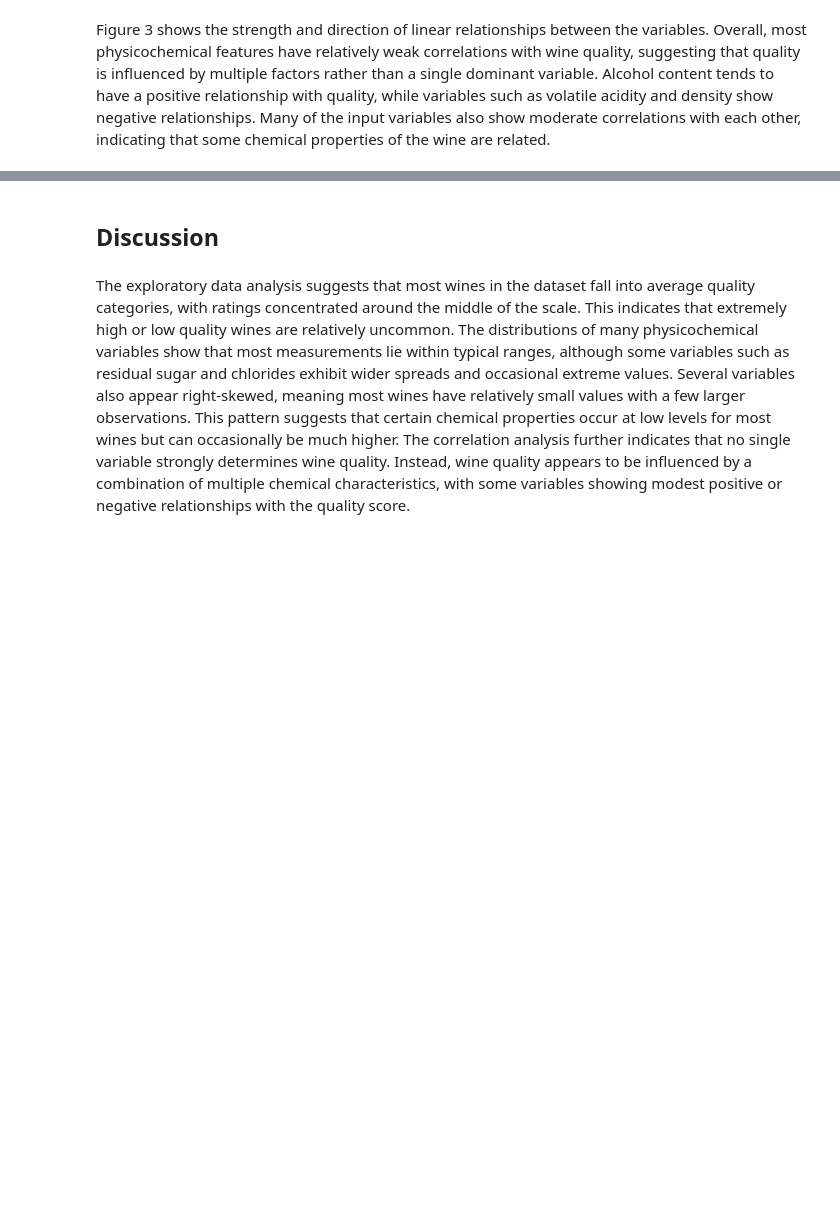
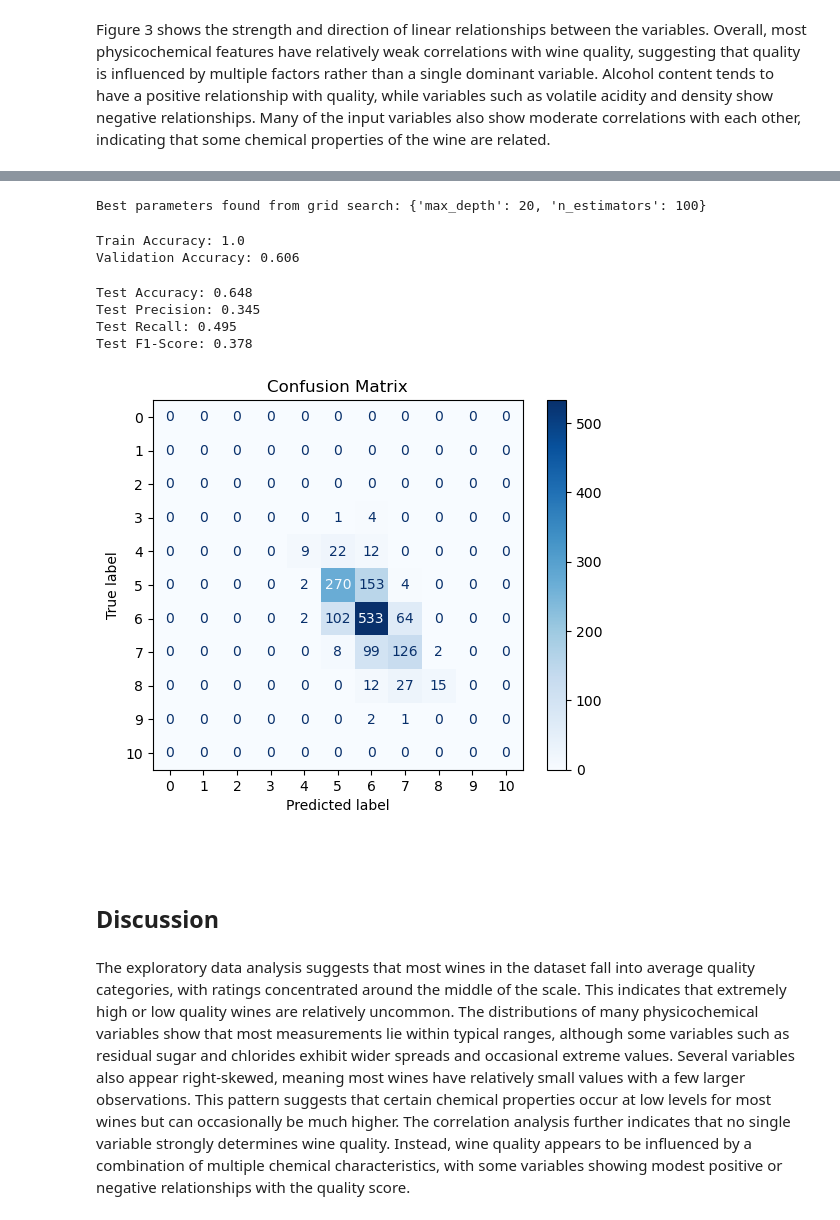
Before and after one commit to UBC-DSCI-310-2025W2/dsci-310-group-07, a Jupyter notebook: reports/white_wine_quality_analysis.ipynb, the cells around one changed output, grey strips where cells are left out. Cells and saved outputs as stored; diff of their text form; code cells hidden in the pictures; blank space fills up the shorter version.

```diff
--- a/reports/white_wine_quality_analysis.ipynb
+++ b/reports/white_wine_quality_analysis.ipynb
@@ -207,3 +242,60 @@ Figure 3 shows the strength and direction of linear relationships between the va
+# %%
+# define random forest model
+rf_model = RandomForestClassifier(random_state=123)
+
+# define param grid for gird search
+param_grid = {
+    'n_estimators': [10, 50, 100, 200, 400],
+    'max_depth': [2, 10, 20, 30, 40, 50]
+}
+
+grid_search = GridSearchCV(rf_model, param_grid, cv=2, return_train_score=True, n_jobs=-1)
+# %%
+# fit grid search
+grid_search.fit(X_train, y_train)
+
+# print best params
+print(f'Best parameters found from grid search: {grid_search.best_params_}')
+# %% [output]
+Best parameters found from grid search: {'max_depth': 20, 'n_estimators': 100}
+# %%
+# retrieve best performing model
+best_model = grid_search.best_estimator_
+
+# predict on test data
+pred = best_model.predict(X_test)
+# %%
+train_pred = best_model.predict(X_train)
+
+print(f'Train Accuracy: {round(accuracy_score(train_pred, y_train), 3)}')
+print(f'Validation Accuracy: {round(grid_search.best_score_, 3)}')
+# %% [output]
+Train Accuracy: 1.0
+Validation Accuracy: 0.606
+# %%
+print(f'Test Accuracy: {round(accuracy_score(pred, y_test), 3)}')
+print(f'Test Precision: {round(precision_score(pred, y_test, average='macro', zero_division=0), 3)}')
+print(f'Test Recall: {round(recall_score(pred, y_test, average='macro', zero_division=0), 3)}')
+print(f'Test F1-Score: {round(f1_score(pred, y_test, average='macro', zero_division=0), 3)}')
+# %% [output]
+Test Accuracy: 0.648
+Test Precision: 0.345
+Test Recall: 0.495
+Test F1-Score: 0.378
+# %%
+labels = [i for i in range(11)]
+
+cm = confusion_matrix(y_test, pred, labels=labels)
+disp = ConfusionMatrixDisplay(confusion_matrix=cm)
+
+disp.plot(cmap="Blues")
+
+plt.title("Confusion Matrix")
+plt.show()
+# %% [output]
+[figure, added]
+# %% [markdown]
+<br>
 # %% [markdown]
 ## Discussion
 # %% [markdown]
```
Also changed, not shown: parts of 18 cells of this notebook.
